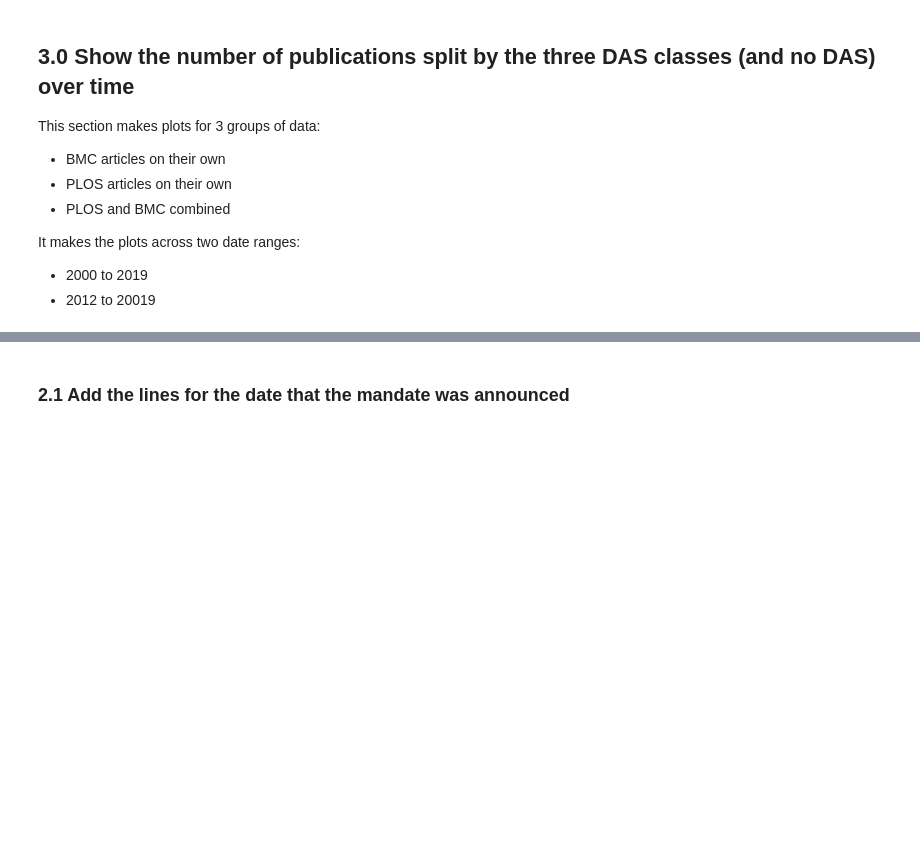
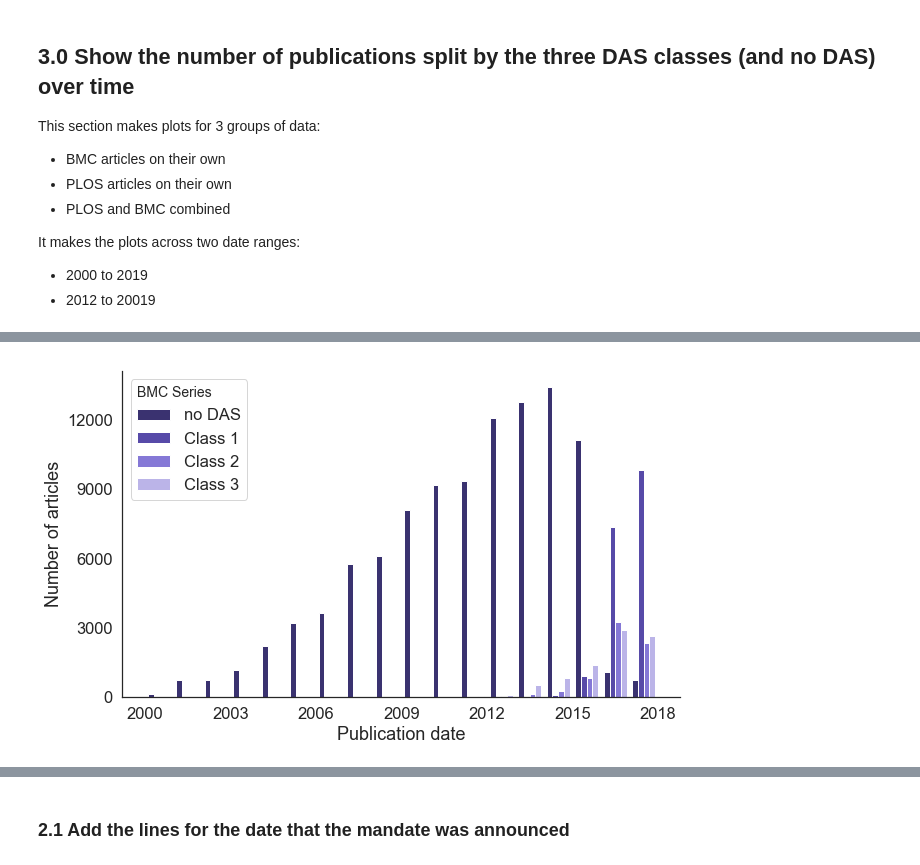
Before and after one commit to alan-turing-institute/das-public, a Jupyter notebook: notebooks/DescriptiveFigures.ipynb, the cells around one changed output, grey strips where cells are left out. Saved outputs shown, nothing was run; the diff lists cells and outputs as text; code cells hidden in the pictures; blank space fills up the shorter version.

```diff
--- a/notebooks/DescriptiveFigures.ipynb
+++ b/notebooks/DescriptiveFigures.ipynb
@@ -451,0 +473,80 @@ All
+# %%
+# Define a few masks:
+# - the three das classes and no DAS
+das1_mask = df['das_class']==1
+das2_mask = df['das_class']==2
+das3_mask = df['das_class']==3
+nodas_mask = df['has_das']==False
+# - bmc, plos and combined
+bmc_mask = df['is_bmc']==True
+plos_mask = df['is_plos']==True
+plos_one_mask = (df['is_plos']==True) & (df['j_lower']=='plos one')
+plos_notone_mask = (df['is_plos']==True) & (df['j_lower']!='plos one')
+combined_mask = (bmc_mask) | (plos_mask)
+bmc_series_mask = df['journal'].str.startswith('BMC ')
+
+# Publisher & journal dictionary
+publisher_journal_dict = { 'BMC Series' : ('BMC Series', 'All', bmc_series_mask, 0),
+                           'PLOS One' : ('PLOS', 'PLOS One', plos_one_mask, 3),
+                           'PLOS Not One' : ('PLOS', 'All', plos_notone_mask, 4)}
+
+# Plot the data over two year ranges
+year_dict = { 'Dates_2000to2019' : (2000, 2019), 'Dates_2012to2019' : (2012, 2019) }
+
+for ((article_selection_label, (publisher_name, journal_name, article_selection_mask, color_counter)),
+     (year_str, year_range)) in it.product(publisher_journal_dict.items(), year_dict.items()):
+
+    # Stack the data you want to visualise
+    pub_date_data = [df.loc[(article_selection_mask) & (nodas_mask), 'p_date'],
+                     df.loc[(article_selection_mask) & (das1_mask), 'p_date'],
+                     df.loc[(article_selection_mask) & (das2_mask), 'p_date'],
+                     df.loc[(article_selection_mask) & (das3_mask), 'p_date']]
+
+    # Label the data frame
+    label_list = ['no DAS', 'Class 1', 'Class 2', 'Class 3']
+
+    # Get the right colours
+    color_list = [palette_extended[(color_counter*6) + 2],
+                  palette_extended[(color_counter*6) + 3],
+                  palette_extended[(color_counter*6) + 4],
+                  palette_extended[(color_counter*6) + 5]]
+
+    # Set up the legend
+    legend_title = article_selection_label
+
+    # Get the required and encouraged dates
+    required_date, encouraged_date = get_mandate_dates(df_policies,
+                                                       publisher=publisher_name,
+                                                       journal=journal_name)
+
+    print (required_date, encouraged_date)
+
+    date_line_dict = {'NoDateLine': (None, None),
+                      'DateLine' : (required_date, encouraged_date)}
+
+    # Lets make one stacked and one regular bar histogram
+    # and one version with and one without the datelines
+    for (hist_type,
+         (date_line_str, (required_date, encouraged_date))) in it.product(['bar', 'barstacked'],
+                                                                          date_line_dict.items()):
+
+        output_fname = os.path.join('..',
+                                    'figures',
+                                    year_str,
+                                    date_line_str,
+                                    hist_type,
+                                    'PubsOverTime_{}_ByDas.png'.format(article_selection_label.replace(" ", "_")))
+
+        # Make the figure
+        fig, ax = pubs_over_time(pub_date_data,
+                                 color_list=color_list,
+                                 label_list=label_list,
+                                 legend_title=legend_title,
+                                 year_range=year_range,
+                                 hist_type=hist_type,
+                                 output_fname=output_fname,
+                                 required_date=required_date,
+                                 encouraged_date=encouraged_date)
+        plt.show()
+        plt.close()
+# %% [output]
@@ -451,0 +554 @@ All
+[figure, added]
```
Also changed, not shown: parts of 12 cells of this notebook, 1 other file.
